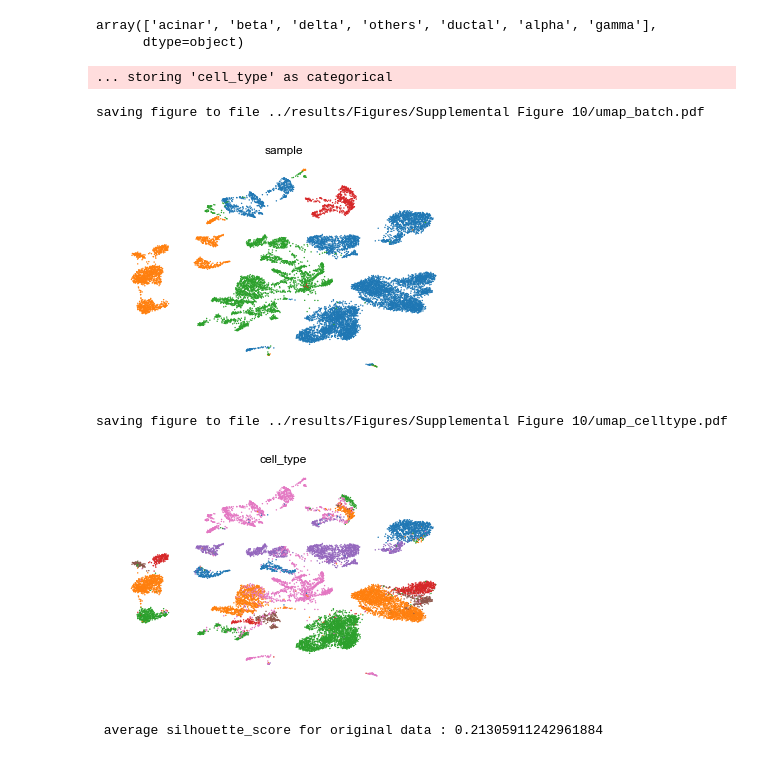
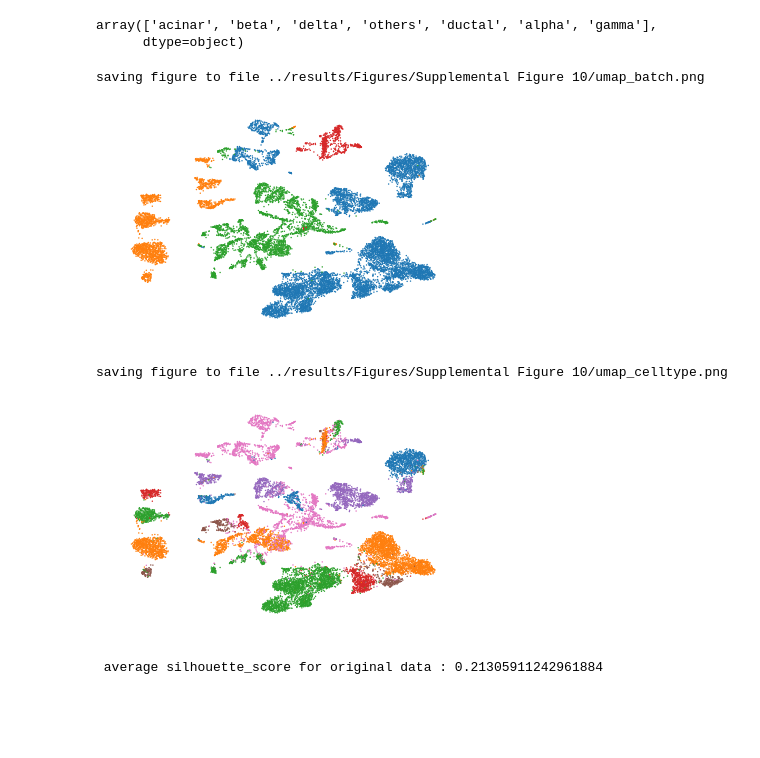
Before and after one commit to theislab/scgen-reproducibility, a Jupyter notebook: Jupyter Notebooks/SupplFig10.ipynb, the cells around one changed output. Saved outputs shown, nothing was run; the diff lists cells and outputs as text; code cells hidden in the pictures; blank space fills up the shorter version.

Commit message:
Update Some figures

```diff
--- a/Jupyter Notebooks/SupplFig10.ipynb
+++ b/Jupyter Notebooks/SupplFig10.ipynb
@@ -38,19 +38,20 @@ train.obs["cell_type"].unique()
 array(['acinar', 'beta', 'delta', 'others', 'ductal', 'alpha', 'gamma'],
       dtype=object)
 # %%
+sc.tl.pca(train, svd_solver='arpack')
+train.obsm["X_pca"] *= -1
 sc.pp.neighbors(train)
 sc.tl.umap(train)
-sc.pl.umap(train, color=["sample"], frameon=False, legend_loc=None, wspace=.5, show=True, save="_batch.pdf")
-sc.pl.umap(train, color=["cell_type"], frameon=False, legend_loc=None, wspace=.5, show=True, save="_celltype.pdf")
-os.rename(src=os.path.join(path_to_save, "umap_batch.pdf"),
-          dst=os.path.join(path_to_save, "SupplFig10a_umap_batch_original.pdf"))
-os.rename(src=os.path.join(path_to_save, "umap_celltype.pdf"),
-          dst=os.path.join(path_to_save, "SupplFig10a_umap_celltype_original.pdf"))
+sc.pl.umap(train, color=["sample"], title="", frameon=False, legend_loc=None, wspace=.5, show=True, save="_batch.png")
+sc.pl.umap(train, color=["cell_type"], title="", frameon=False, legend_loc=None, wspace=.5, show=True, save="_celltype.png")
+os.rename(src=os.path.join(path_to_save, "umap_batch.png"),
+          dst=os.path.join(path_to_save, "SupplFig10a_umap_batch_original.png"))
+os.rename(src=os.path.join(path_to_save, "umap_celltype.png"),
+          dst=os.path.join(path_to_save, "SupplFig10a_umap_celltype_original.png"))
 # %% [output]
-... storing 'cell_type' as categorical
+saving figure to file ../results/Figures/Supplemental Figure 10/umap_batch.png
+[figure, new version]
-saving figure to file ../results/Figures/Supplemental Figure 10/umap_batch.pdf
+saving figure to file ../results/Figures/Supplemental Figure 10/umap_celltype.png
-[figure, old version]
-saving figure to file ../results/Figures/Supplemental Figure 10/umap_celltype.pdf
-[figure, old version]
+[figure, new version]
 # %%
 sc.tl.pca(train, svd_solver='arpack')
```
Also changed, not shown: parts of 8 cells of this notebook, 3 other files.
